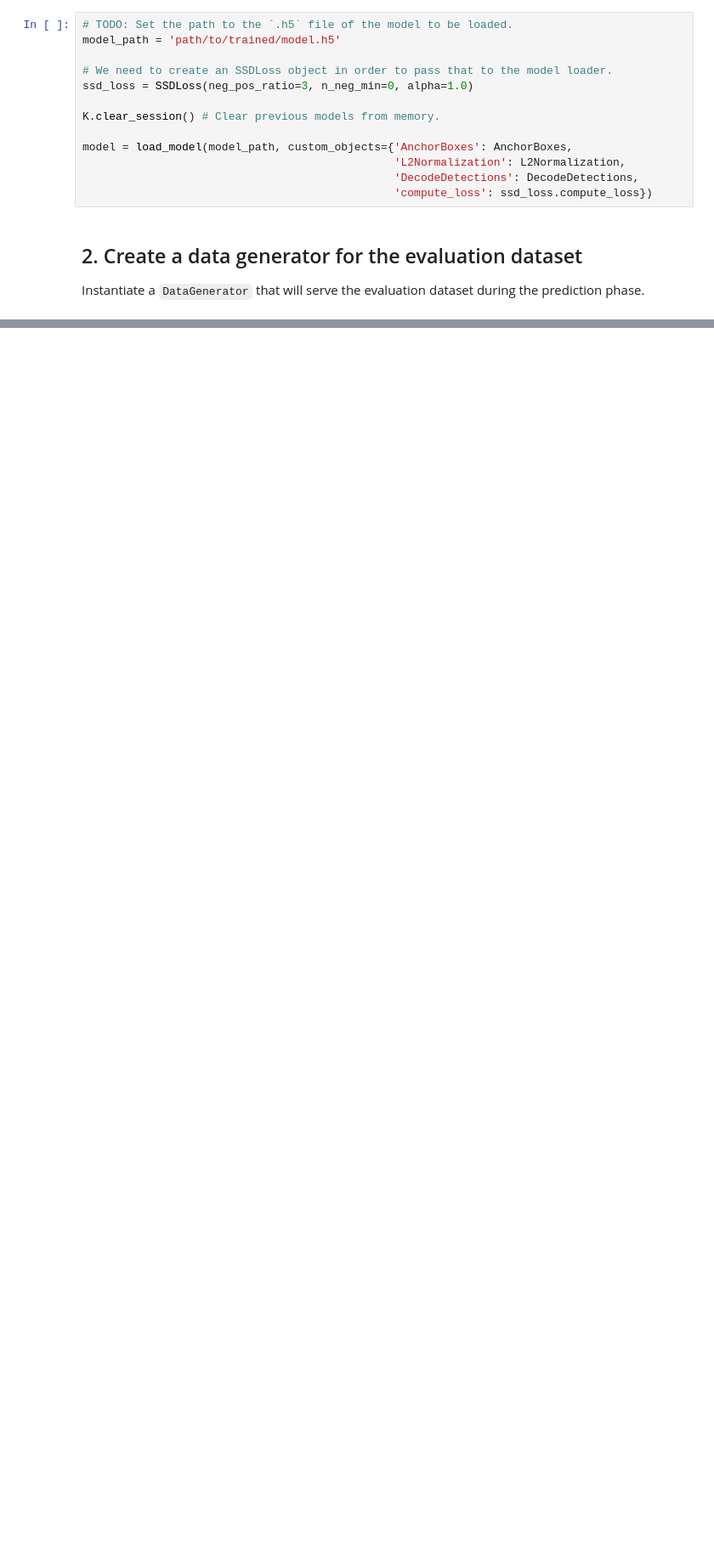
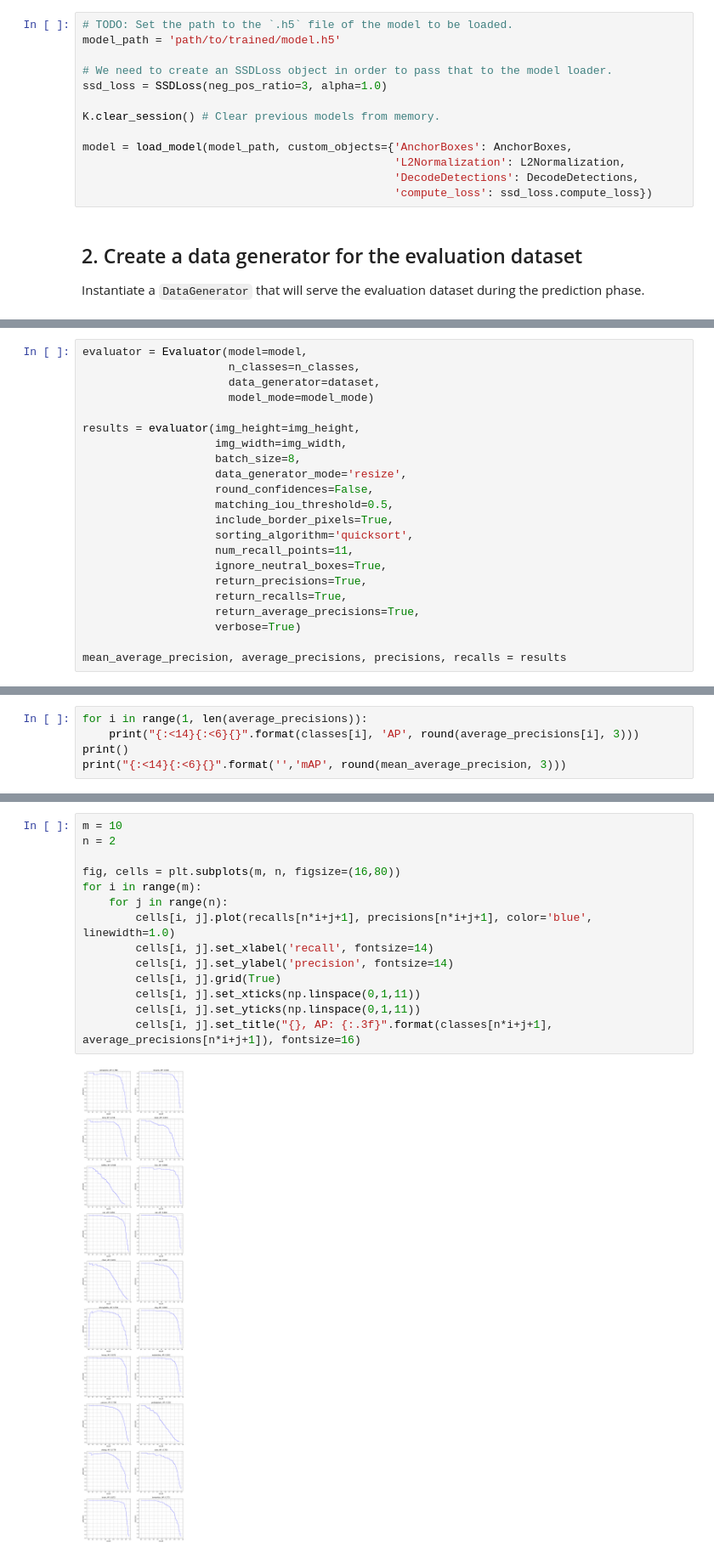
Before and after one commit to pierluigiferrari/ssd_keras, a Jupyter notebook: ssd300_evaluation_Pascal_VOC.ipynb, the cells around one changed output, grey strips where cells are left out. Shown at 85% size. Saved outputs shown, nothing was run; the diff lists cells and outputs as text; blank space fills up the shorter version.

Commit message:
feat: Update evaluation tutorial for new evaluator

```diff
--- a/ssd300_evaluation_Pascal_VOC.ipynb
+++ b/ssd300_evaluation_Pascal_VOC.ipynb
@@ -86,7 +90,7 @@ Or
 model_path = 'path/to/trained/model.h5'
 
 # We need to create an SSDLoss object in order to pass that to the model loader.
-ssd_loss = SSDLoss(neg_pos_ratio=3, n_neg_min=0, alpha=1.0)
+ssd_loss = SSDLoss(neg_pos_ratio=3, alpha=1.0)
 
 K.clear_session() # Clear previous models from memory.
 
@@ -156,0 +137,22 @@ This repository doesn't provide its own Pascal VOC mAP evaluation module at the
+# %%
+evaluator = Evaluator(model=model,
+                      n_classes=n_classes,
+                      data_generator=dataset,
+                      model_mode=model_mode)
+
+results = evaluator(img_height=img_height,
+                    img_width=img_width,
+                    batch_size=8,
+                    data_generator_mode='resize',
+                    round_confidences=False,
+                    matching_iou_threshold=0.5,
+                    include_border_pixels=True,
+                    sorting_algorithm='quicksort',
+                    num_recall_points=11,
+                    ignore_neutral_boxes=True,
+                    return_precisions=True,
+                    return_recalls=True,
+                    return_average_precisions=True,
+                    verbose=True)
+
+mean_average_precision, average_precisions, precisions, recalls = results
@@ -156,0 +181,5 @@ This repository doesn't provide its own Pascal VOC mAP evaluation module at the
+# %%
+for i in range(1, len(average_precisions)):
+    print("{:<14}{:<6}{}".format(classes[i], 'AP', round(average_precisions[i], 3)))
+print()
+print("{:<14}{:<6}{}".format('','mAP', round(mean_average_precision, 3)))
@@ -156,0 +204,16 @@ This repository doesn't provide its own Pascal VOC mAP evaluation module at the
+# %%
+m = 10
+n = 2
+
+fig, cells = plt.subplots(m, n, figsize=(16,80))
+for i in range(m):
+    for j in range(n):
+        cells[i, j].plot(recalls[n*i+j+1], precisions[n*i+j+1], color='blue', linewidth=1.0)
+        cells[i, j].set_xlabel('recall', fontsize=14)
+        cells[i, j].set_ylabel('precision', fontsize=14)
+        cells[i, j].grid(True)
+        cells[i, j].set_xticks(np.linspace(0,1,11))
+        cells[i, j].set_yticks(np.linspace(0,1,11))
+        cells[i, j].set_title("{}, AP: {:.3f}".format(classes[n*i+j+1], average_precisions[n*i+j+1]), fontsize=16)
+# %% [output]
+[figure, added]
```
Also changed, not shown: parts of 15 cells of this notebook.
